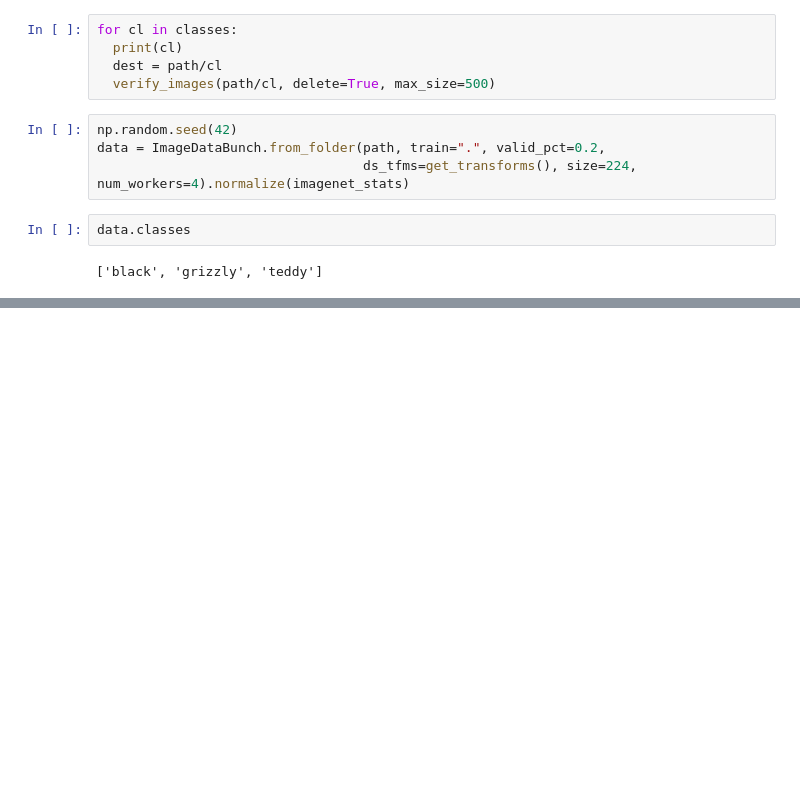
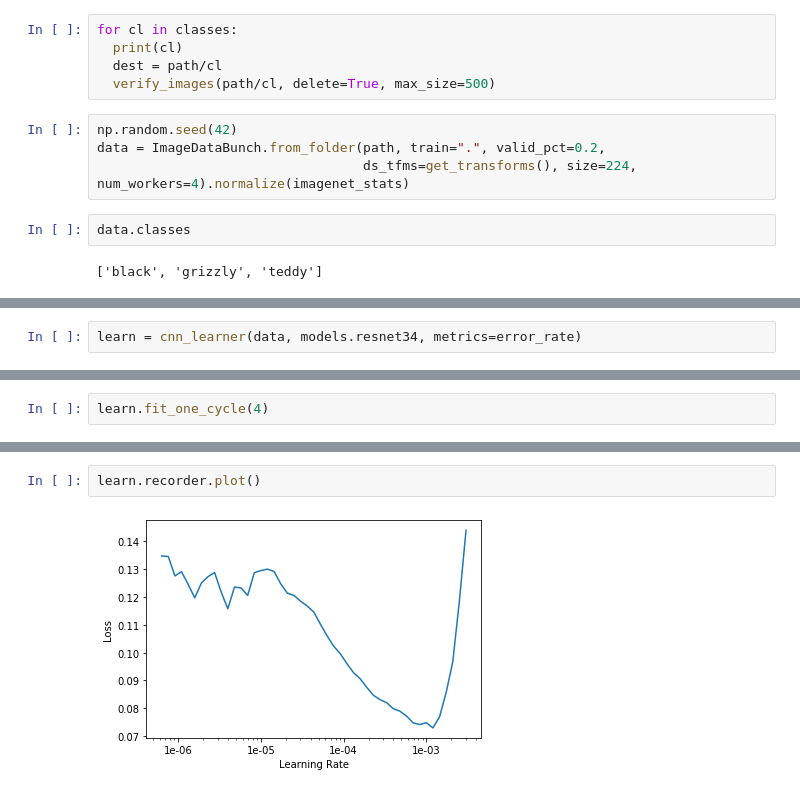
Before and after one commit to Nickan/FastAIStudy, a Jupyter notebook: Lesson2.ipynb, the cells around one changed output, grey strips where cells are left out. Cells and saved outputs as stored; diff of their text form; blank space fills up the shorter version.

```diff
--- a/Lesson2.ipynb
+++ b/Lesson2.ipynb
@@ -52,0 +69,2 @@ NameError: ignored
+# %%
+learn = cnn_learner(data, models.resnet34, metrics=error_rate)
@@ -52,0 +73,2 @@ NameError: ignored
+# %%
+learn.fit_one_cycle(4)
@@ -52,0 +90,4 @@ NameError: ignored
+# %%
+learn.recorder.plot()
+# %% [output]
+[figure, added]
```
Also changed, not shown: parts of 12 cells of this notebook.
